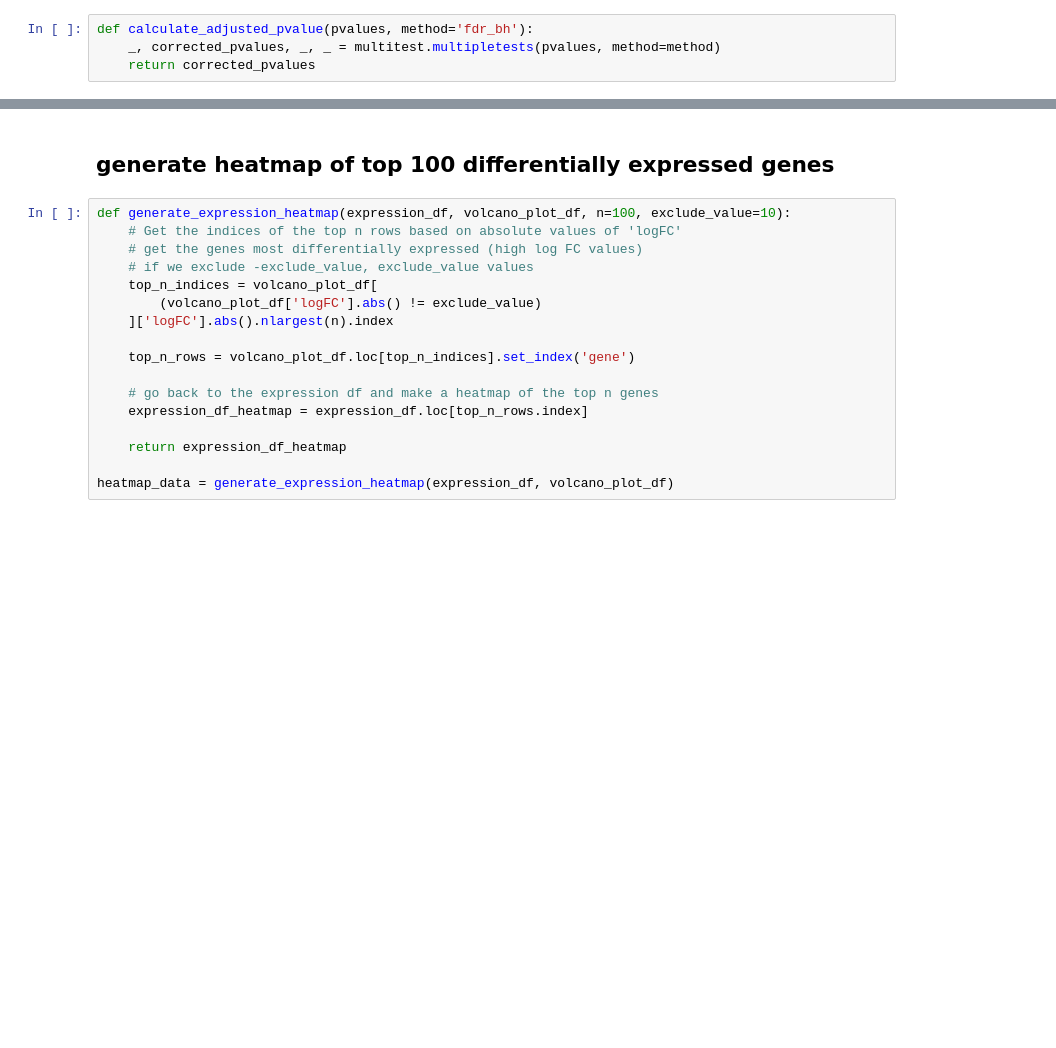
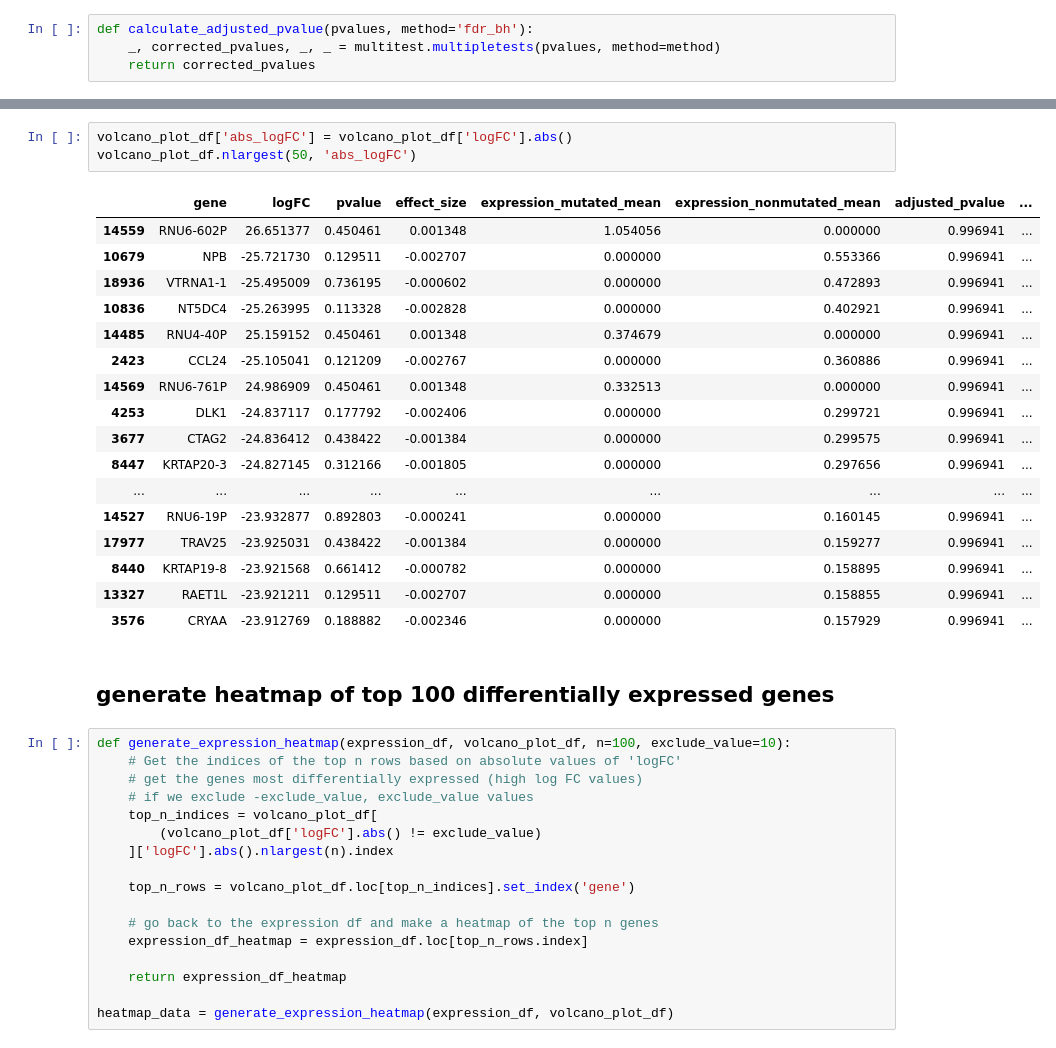
Before and after one commit to MeltemTutar/huang, a Jupyter notebook: Respond/Mutated_gene_expression_explore.ipynb, the cells around one changed output, grey strips where cells are left out. Saved outputs shown, nothing was run; the diff lists cells and outputs as text; blank space fills up the shorter version.

```diff
--- a/Respond/Mutated_gene_expression_explore.ipynb
+++ b/Respond/Mutated_gene_expression_explore.ipynb
@@ -153,3 +193,24 @@ volcano_plot_df.head(4)
+# %%
+volcano_plot_df['abs_logFC'] = volcano_plot_df['logFC'].abs()
+volcano_plot_df.nlargest(50, 'abs_logFC')
+# %% [output]
+|  | gene | logFC | pvalue | effect_size | expression_mutated_mean | expression_nonmutated_mean | adjusted_pvalue | ... |
+| 14559 | RNU6-602P | 26.651377 | 0.450461 | 0.001348 | 1.054056 | 0.000000 | 0.996941 | ... |
+| 10679 | NPB | -25.721730 | 0.129511 | -0.002707 | 0.000000 | 0.553366 | 0.996941 | ... |
+| 18936 | VTRNA1-1 | -25.495009 | 0.736195 | -0.000602 | 0.000000 | 0.472893 | 0.996941 | ... |
+| 10836 | NT5DC4 | -25.263995 | 0.113328 | -0.002828 | 0.000000 | 0.402921 | 0.996941 | ... |
+| 14485 | RNU4-40P | 25.159152 | 0.450461 | 0.001348 | 0.374679 | 0.000000 | 0.996941 | ... |
+| 2423 | CCL24 | -25.105041 | 0.121209 | -0.002767 | 0.000000 | 0.360886 | 0.996941 | ... |
+| 14569 | RNU6-761P | 24.986909 | 0.450461 | 0.001348 | 0.332513 | 0.000000 | 0.996941 | ... |
+| 4253 | DLK1 | -24.837117 | 0.177792 | -0.002406 | 0.000000 | 0.299721 | 0.996941 | ... |
+| 3677 | CTAG2 | -24.836412 | 0.438422 | -0.001384 | 0.000000 | 0.299575 | 0.996941 | ... |
+| 8447 | KRTAP20-3 | -24.827145 | 0.312166 | -0.001805 | 0.000000 | 0.297656 | 0.996941 | ... |
+| ... | ... | ... | ... | ... | ... | ... | ... | ... |
+| 14527 | RNU6-19P | -23.932877 | 0.892803 | -0.000241 | 0.000000 | 0.160145 | 0.996941 | ... |
+| 17977 | TRAV25 | -23.925031 | 0.438422 | -0.001384 | 0.000000 | 0.159277 | 0.996941 | ... |
+| 8440 | KRTAP19-8 | -23.921568 | 0.661412 | -0.000782 | 0.000000 | 0.158895 | 0.996941 | ... |
+| 13327 | RAET1L | -23.921211 | 0.129511 | -0.002707 | 0.000000 | 0.158855 | 0.996941 | ... |
+| 3576 | CRYAA | -23.912769 | 0.188882 | -0.002346 | 0.000000 | 0.157929 | 0.996941 | ... |
 # %% [markdown]
 ## generate heatmap of top 100 differentially expressed genes
 # %%
```
Also changed, not shown: parts of 11 cells of this notebook.
